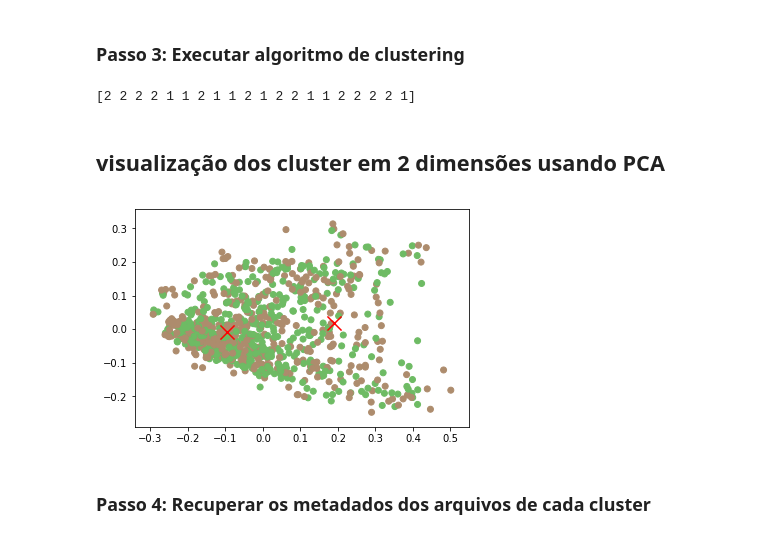
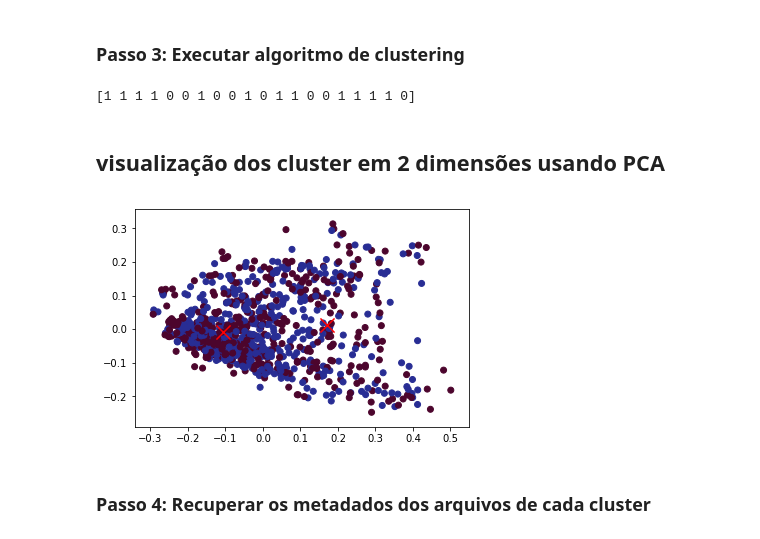
Before and after one commit to DanielJunior/EScienceCourse, a Jupyter notebook: From unstructered data to it Provenance.ipynb, the cells around one changed output. Saved outputs shown, nothing was run; the diff lists cells and outputs as text; code cells hidden in the pictures.

```diff
--- a/From unstructered data to it Provenance.ipynb
+++ b/From unstructered data to it Provenance.ipynb
@@ -115,43 +115,43 @@ Dimensões da matriz:
 # %% [markdown]
 ### Passo 3: Executar algoritmo de clustering
 # %%
-km = KMeans(n_clusters=3, init='k-means++', max_iter=100, n_init=1,verbose=False)
+km = KMeans(n_clusters=2, init='k-means++', max_iter=100, n_init=1,verbose=False)
 km.fit(tfidf_matrix.todense())
 print(km.labels_[:20])
 # %% [output]
-[2 2 2 2 1 1 2 1 1 2 1 2 2 1 1 2 2 2 2 1]
+[1 1 1 1 0 0 1 0 0 1 0 1 1 0 0 1 1 1 1 0]
 # %% [markdown]
 ## visualização dos cluster em 2 dimensões usando PCA
 # %%
 from sklearn.datasets import fetch_20newsgroups
 from sklearn.feature_extraction.text import CountVectorizer, TfidfTransformer
 from sklearn.decomposition import PCA
 from sklearn.pipeline import Pipeline
 import matplotlib.pyplot as plt
 import numpy as np
 
 pipeline = Pipeline([
     ('vect', CountVectorizer()),
     ('tfidf', TfidfTransformer()),
 ])
 X = pipeline.fit_transform(train_data).todense()
 rgb = np.random.random((2, 3))
 pca = PCA(n_components=2).fit(X)
 data2D = pca.transform(X)
 plt.scatter(data2D[:,0], data2D[:,1], c=rgb)
 #plt.show()
 
-km = KMeans(n_clusters=2, init='k-means++', max_iter=100, n_init=1,verbose=False)
-km.fit(X)
+km2 = KMeans(n_clusters=2, init='k-means++', max_iter=100, n_init=1,verbose=False)
+km2.fit(X)
 #print(km.labels_[:20])
-centers2D = pca.transform(km.cluster_centers_)
+centers2D = pca.transform(km2.cluster_centers_)
 #plt.hold(True)
 plt.scatter(centers2D[:,0], centers2D[:,1],
             marker='x', s=200, linewidths=3, c='r')
 plt.show()
 # https://stackoverflow.com/questions/28160335/plot-a-document-tfidf-2d-graph
 # %% [output]
-[figure, old version]
+[figure, new version]
 # %% [markdown]
 ### Passo 4: Recuperar os metadados dos arquivos de cada cluster
 # %%
```
Also changed, not shown: parts of 2 cells of this notebook.
